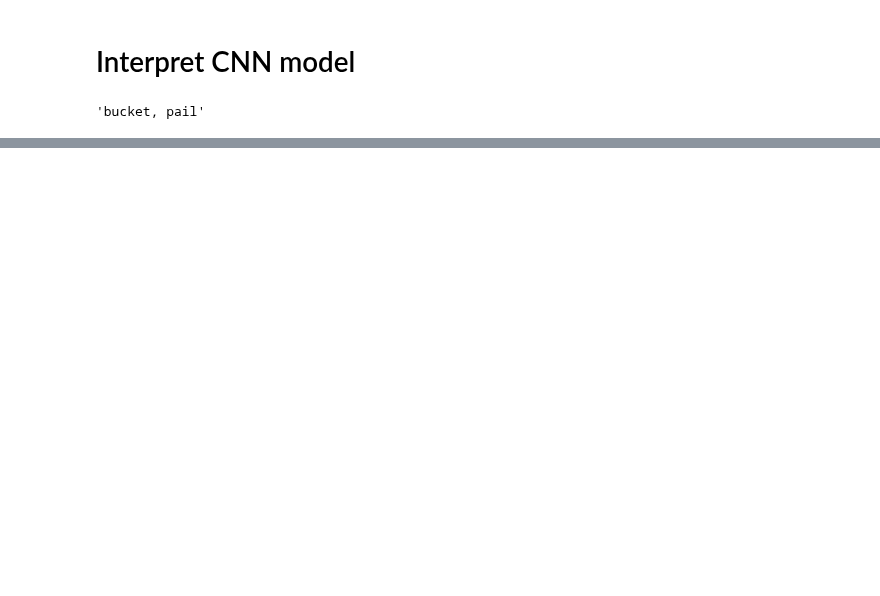
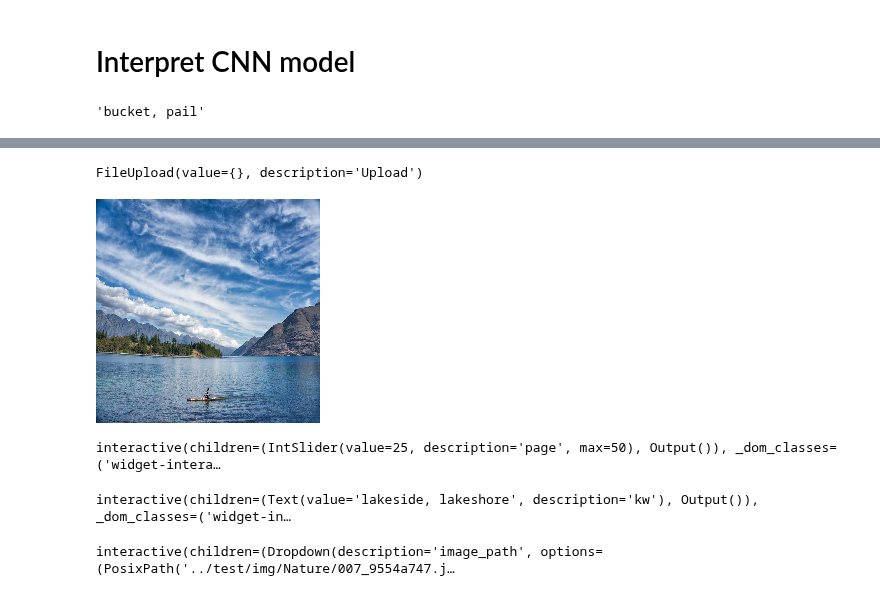
Before and after one commit to unpackAI/unpackai, a Jupyter notebook: nbs/16_interp_cnn.ipynb, the cells around one changed output, grey strips where cells are left out. Cells and saved outputs as stored; diff of their text form; code cells hidden in the pictures; blank space fills up the shorter version.

```diff
--- a/nbs/16_interp_cnn.ipynb
+++ b/nbs/16_interp_cnn.ipynb
@@ -69,5 +60,12 @@ basic_trans = simple_to_tensor(return_batch=True)
+# %%
+# export
+def tensor_to_8b(x):
+    min_ = x.min()
+    max_ = x.max()
+    return (256*(x-min_)/(max_-min_)).astype(np.int8)
 # %%
-def get_features(self, x):
+# export
+def get_features_resnet(self, x):
     # See note [TorchScript super()]
     with torch.no_grad():
         x = self.conv1(x)
@@ -135,3 +169,47 @@ def visualize(model, image_path):
 
         else:
             display(sub_df.head())
+# %%
+# export
+def image_upload(
+    callback: Callable,
+    show_image: bool = True
+):
+    """
+    Upload image
+    to put image through a specific callback
+    """
+    fileupload = FileUpload()
+    def after_upload(o):
+        for name, file_info in fileupload.value.items():
+            try:
+                # try to open the uploaded file string as image
+                img = Image.open(io.BytesIO(file_info['content']))
+                if show_image:
+                    display(img)
+                # excute the follow up stage upon image upload
+                callback(img)
+            except OSError as e:
+                Print("The uploaded file is not a valid image")
+                return
+
+    fileupload.observe(after_upload, names='_counter')
+
+    display(fileupload)
+# %%
+def visualize_conv_backbone_upload(img, ):
+    visualize_conv_backbone(model, img, model_type="resnet")
+# %%
+image_upload(visualize_conv_backbone_upload, show_image=False)
+# %% [output]
+FileUpload(value={}, description='Upload')
+[figure, added]
+interactive(children=(IntSlider(value=25, description='page', max=50), Output()), _dom_classes=('widget-intera…
+interactive(children=(Text(value='lakeside, lakeshore', description='kw'), Output()), _dom_classes=('widget-in…
+# %%
+@interact
+def visualize_conv_backbone_(image_path=IMAGES):
+    with Image.open(image_path) as img:
+        visualize_conv_backbone(model, img, model_type="resnet")
+# %% [output]
+interactive(children=(Dropdown(description='image_path', options=(PosixPath('../test/img/Nature/007_9554a747.j…
```
Also changed, not shown: parts of 10 cells of this notebook.
